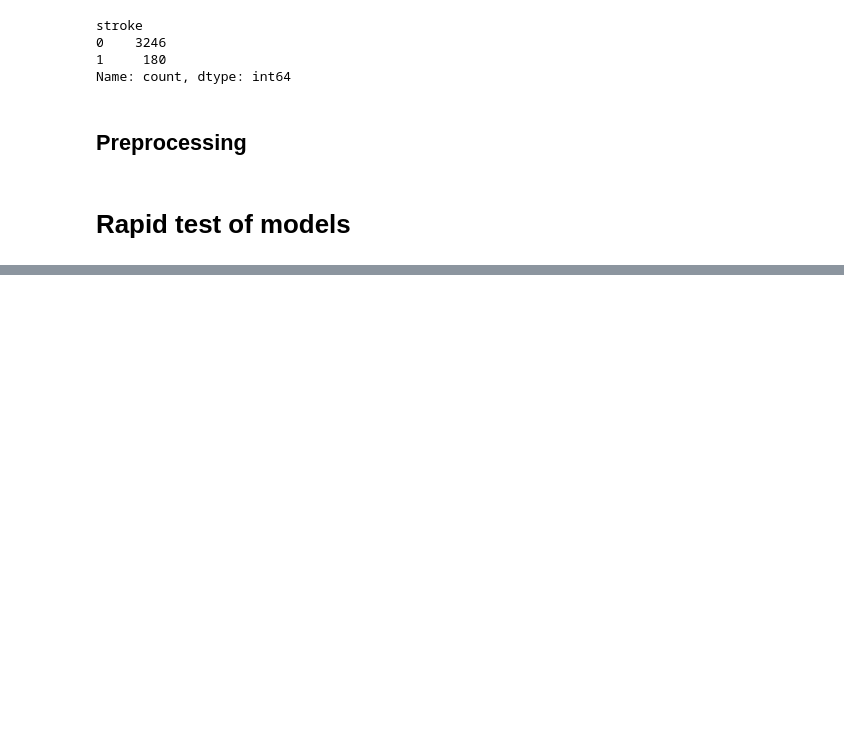
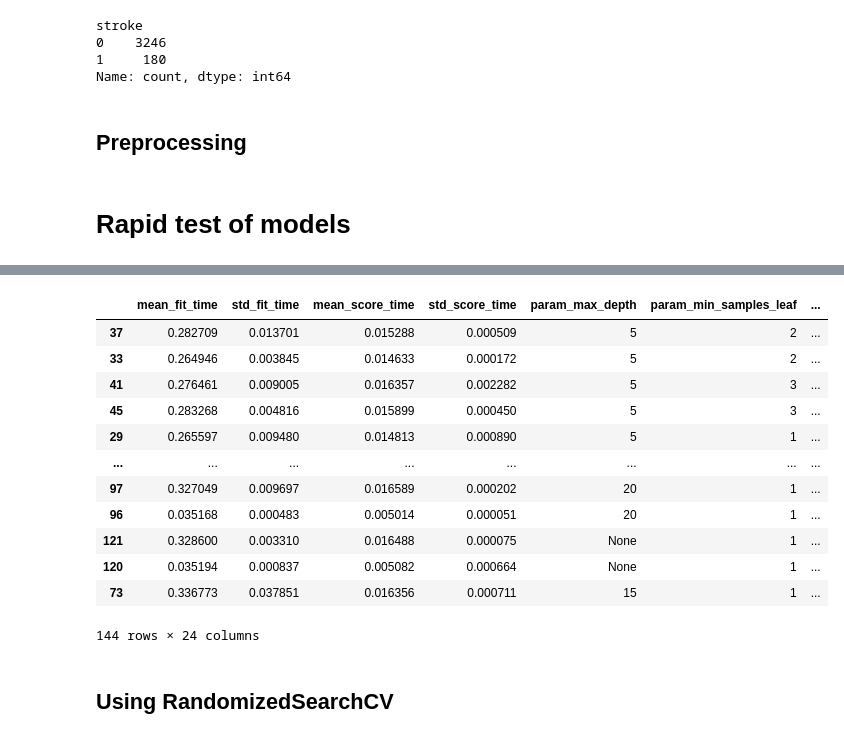
Before and after one commit to dimcaputo/compareCV, a Jupyter notebook: notebook.ipynb, the cells around one changed output, grey strips where cells are left out. Saved outputs shown, nothing was run; the diff lists cells and outputs as text; code cells hidden in the pictures; blank space fills up the shorter version.

Commit message:
First GridSearchCV and RandomizedSearchCV run, still needs modifying the ranges for the randomized (to continuous)

```diff
--- a/notebook.ipynb
+++ b/notebook.ipynb
@@ -162,0 +191,21 @@ Results saved in dict.
+# %%
+forestclf = RandomForestClassifier(random_state=38, class_weight='balanced')
+# %%
+param_grid = {
+    'n_estimators':[10,100,500,1000],
+    'max_depth':[3,5,10,15,20,None],
+    'min_samples_split':[2,3],
+    'min_samples_leaf':[1,2,3]
+}
+# %%
+grid = GridSearchCV(
+    estimator=forestclf,
+    scoring='f1',
+    param_grid=param_grid,
+    return_train_score=True,
+    cv=5,
+    n_jobs=-1,
+    verbose=3
+)
+# %%
+grid.fit(X_train, y_train)
@@ -162,0 +239,19 @@ Results saved in dict.
+# %%
+df_grid = pd.DataFrame(grid.cv_results_).sort_values(by='rank_test_score')
+df_grid
+# %% [output]
+|  | mean_fit_time | std_fit_time | mean_score_time | std_score_time | param_max_depth | param_min_samples_leaf | ... |
+| 37 | 0.282709 | 0.013701 | 0.015288 | 0.000509 | 5 | 2 | ... |
+| 33 | 0.264946 | 0.003845 | 0.014633 | 0.000172 | 5 | 2 | ... |
+| 41 | 0.276461 | 0.009005 | 0.016357 | 0.002282 | 5 | 3 | ... |
+| 45 | 0.283268 | 0.004816 | 0.015899 | 0.000450 | 5 | 3 | ... |
+| 29 | 0.265597 | 0.009480 | 0.014813 | 0.000890 | 5 | 1 | ... |
+| ... | ... | ... | ... | ... | ... | ... | ... |
+| 97 | 0.327049 | 0.009697 | 0.016589 | 0.000202 | 20 | 1 | ... |
+| 96 | 0.035168 | 0.000483 | 0.005014 | 0.000051 | 20 | 1 | ... |
+| 121 | 0.328600 | 0.003310 | 0.016488 | 0.000075 | None | 1 | ... |
+| 120 | 0.035194 | 0.000837 | 0.005082 | 0.000664 | None | 1 | ... |
+| 73 | 0.336773 | 0.037851 | 0.016356 | 0.000711 | 15 | 1 | ... |
+144 rows × 24 columns
+# %% [markdown]
+## Using RandomizedSearchCV
```
Also changed, not shown: parts of 11 cells of this notebook.
